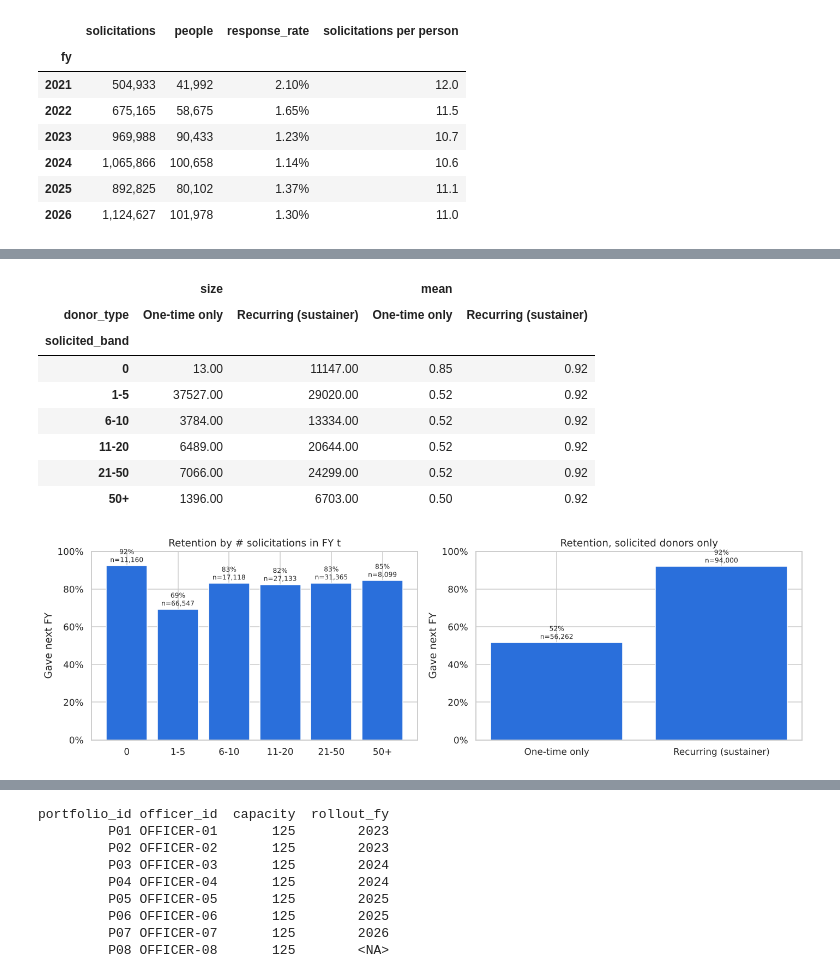
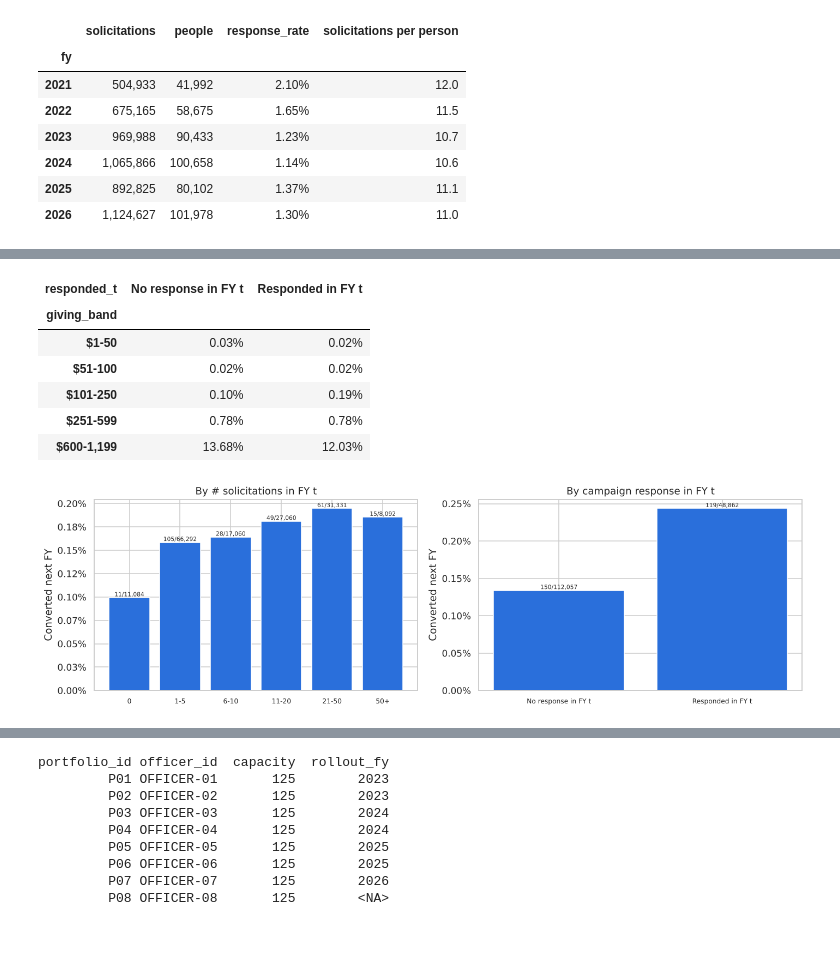
Before and after one commit to kateklinger6/MSBA_CAPSTONE_2, a Jupyter notebook: notebooks/EDA_PBS_Utah_Donors.ipynb, the cells around one changed output, grey strips where cells are left out. Drawn from its saved outputs; the diff is of its cells as text; code cells hidden in the pictures; blank space fills up the shorter version.

```diff
--- a/notebooks/EDA_PBS_Utah_Donors.ipynb
+++ b/notebooks/EDA_PBS_Utah_Donors.ipynb
@@ -668,0 +623,35 @@ The University of Utah giving fields are the exception. `Lifetime UofU Fundraisi
+# %%
+overall = panel["conv_12m"].mean()
+
+
+def conv_table(col, data=None, order=None):
+    data = panel if data is None else data
+    r = data.groupby(col, observed=True).agg(donor_years=("conv_12m", "size"), converters=("conv_12m", "sum"), rate=("conv_12m", "mean"))
+    if order is not None:
+        r = r.reindex(order)
+    r["lift"] = r["rate"] / overall
+    return r
+
+
+def conv_plot(ax, col, title, data=None, order=None):
+    r = conv_table(col, data, order)
+    ax.bar(r.index.astype(str), r["rate"], color=BLUE)
+    ax.yaxis.set_major_formatter(mtick.PercentFormatter(1, decimals=2 if r["rate"].max() < 0.01 else 1))
+    ax.set(title=title, ylabel="Converted next FY")
+    ax.tick_params(axis="x", labelsize=8)
+    for i, (v, c, n) in enumerate(zip(r["rate"], r["converters"], r["donor_years"])):
+        ax.text(i, v, f"{c:,}/{n:,}", ha="center", va="bottom", fontsize=7)
+    return r
+
+
+panel["giving_band"] = pd.cut(panel["amount_t"], [0, 50, 100, 250, 599, 1199], labels=["$1-50", "$51-100", "$101-250", "$251-599", "$600-1,199"])
+panel["three_yr_band"] = pd.cut(panel["amount_3yr"], [0, 250, 500, 1000, 1800, 1e9], labels=["<$250", "$250-499", "$500-999", "$1,000-1,799", "$1,800+"])
+panel["tenure_band"] = pd.cut(panel["tenure_years"], [-1, 0, 2, 5, 10, 20, 50], labels=["new", "1-2", "3-5", "6-10", "11-20", "21+"])
+
+fig, axes = plt.subplots(2, 2, figsize=(13, 8))
+conv_plot(axes[0, 0], "giving_band", "By FY t giving")
+conv_plot(axes[0, 1], "three_yr_band", "By 3-year total giving (t-2 to t)")
+conv_plot(axes[1, 0], "years_gave_last5", "By years given in last 5")
+conv_plot(axes[1, 1], "tenure_band", "By tenure (years since first gift)")
+fig.suptitle("12-month conversion by giving history  (labels: converters / donor-years)", y=1.0)
+plt.tight_layout()
@@ -699,24 +814,24 @@ method.style.format({"solicitations": "{:,}", "response_rate": "{:.2%}"})
 # %%
-# solicitation volume in FY t vs. retention into FY t+1
 sol = members.groupby(["constituent_id", "fy"], observed=True).agg(n_solicited=("responded", "size"), n_responded=("responded", "sum")).reset_index()
 sol["constituent_id"] = sol["constituent_id"].astype(str)
 panel = panel.merge(sol, left_on=["donor_id", "fy"], right_on=["constituent_id", "fy"], how="left").drop(columns="constituent_id")
 panel[["n_solicited", "n_responded"]] = panel[["n_solicited", "n_responded"]].fillna(0)
 panel["solicited_band"] = pd.cut(panel["n_solicited"], [-1, 0, 5, 10, 20, 50, 1000], labels=["0", "1-5", "6-10", "11-20", "21-50", "50+"])
+panel["responded_t"] = np.where(panel["n_responded"] > 0, "Responded in FY t", "No response in FY t")
 
 fig, axes = plt.subplots(1, 2, figsize=(13, 4))
-rate_plot(axes[0], "solicited_band", title="Retention by # solicitations in FY t")
-rate_plot(axes[1], "donor_type", data=panel[panel["n_solicited"] > 0], title="Retention, solicited donors only")
+conv_plot(axes[0], "solicited_band", "By # solicitations in FY t")
+conv_plot(axes[1], "responded_t", "By campaign response in FY t")
 plt.tight_layout()
-panel.groupby(["donor_type", "solicited_band"], observed=True)["retained"].agg(["size", "mean"]).unstack(0).style.format("{:.2f}")
+
+# does response add anything once FY t giving is known?
+panel.groupby(["giving_band", "responded_t"], observed=True)["conv_12m"].mean().unstack().style.format("{:.2%}")
 # %% [output]
-|  | size |  | mean |  |
-| donor_type | One-time only | Recurring (sustainer) | One-time only | Recurring (sustainer) |
-| solicited_band |  |  |  |  |
-| 0 | 13.00 | 11147.00 | 0.85 | 0.92 |
-| 1-5 | 37527.00 | 29020.00 | 0.52 | 0.92 |
-| 6-10 | 3784.00 | 13334.00 | 0.52 | 0.92 |
-| 11-20 | 6489.00 | 20644.00 | 0.52 | 0.92 |
-| 21-50 | 7066.00 | 24299.00 | 0.52 | 0.92 |
-| 50+ | 1396.00 | 6703.00 | 0.50 | 0.92 |
+| responded_t | No response in FY t | Responded in FY t |
+| giving_band |  |  |
+| $1-50 | 0.03% | 0.02% |
+| $51-100 | 0.02% | 0.02% |
+| $101-250 | 0.10% | 0.19% |
+| $251-599 | 0.78% | 0.78% |
+| $600-1,199 | 13.68% | 12.03% |
-[figure, old version]
+[figure, new version]
```
Also changed, not shown: parts of 97 cells of this notebook, 2 other files.
